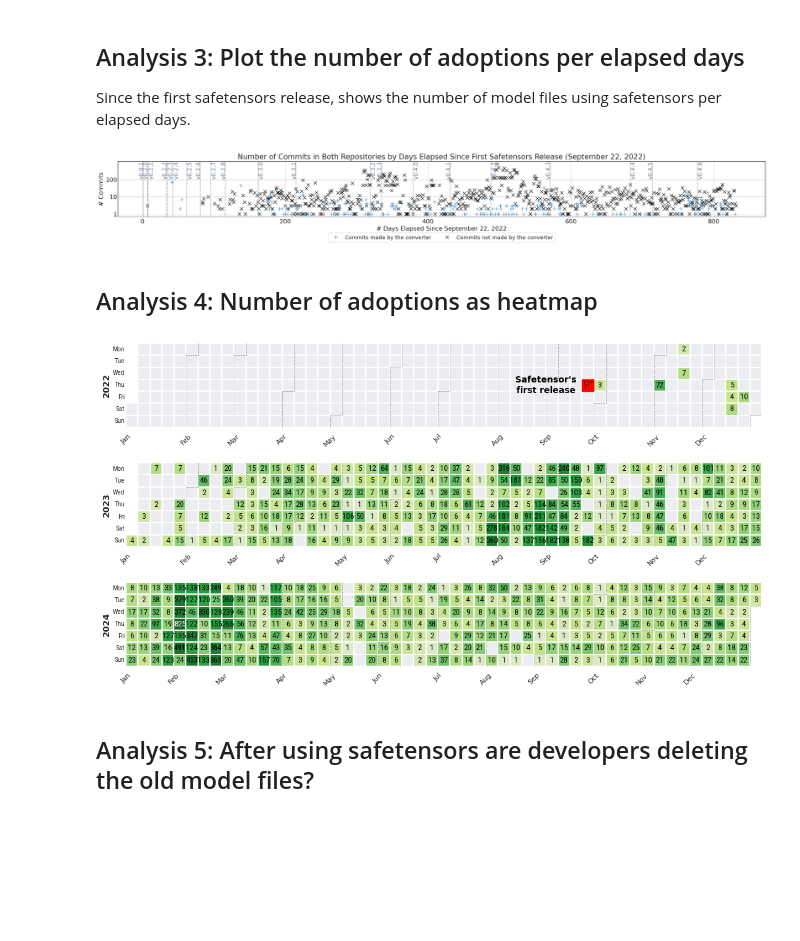
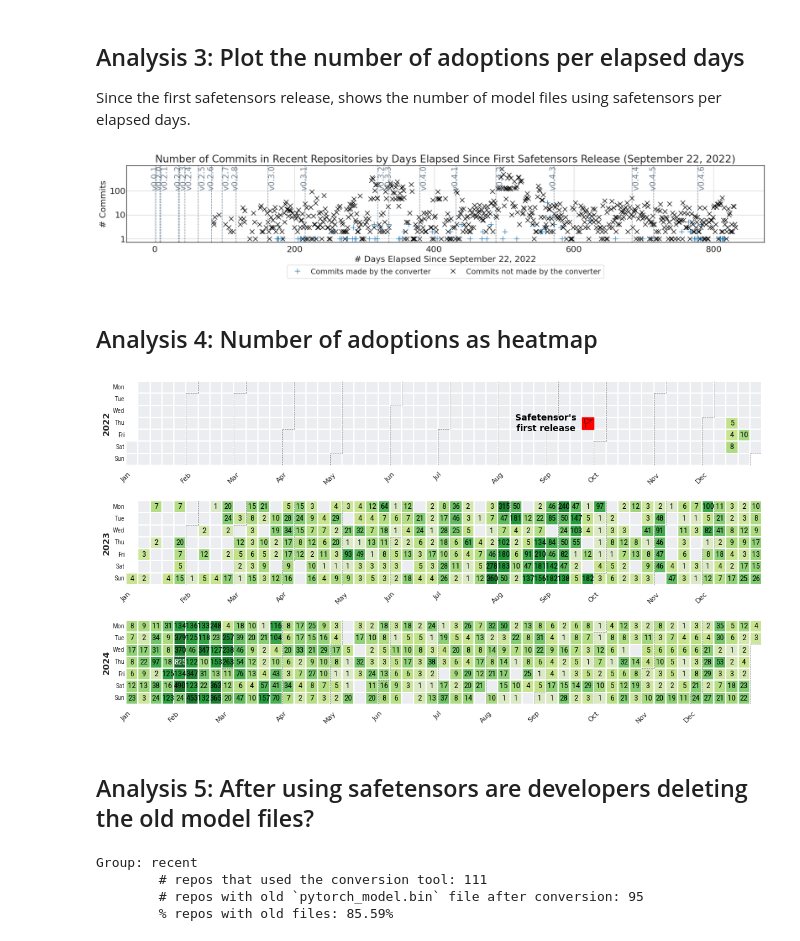
Before and after one commit to s2e-lab/model-evolution, a Jupyter notebook: scripts/notebooks/rq1_analysis.ipynb, the cells around one changed output. Cells and saved outputs as stored; diff of their text form; code cells hidden in the pictures; blank space fills up the shorter version.

```diff
--- a/scripts/notebooks/rq1_analysis.ipynb
+++ b/scripts/notebooks/rq1_analysis.ipynb
@@ -5,7 +5,7 @@ Goal is to check when safetensors was first used in each studied repository.
 # %% [markdown]
 ## Select group first
 # %%
-group_under_analysis = 'both'  # change this to 'legacy' or 'recent' to analyze the corresponding dataset
+group_under_analysis = 'recent'  # change this to 'legacy' or 'recent' to analyze the corresponding dataset
 # %% [markdown]
 ## Read the data
 # %%
@@ -164,7 +168,7 @@ plt.rcParams['ytick.major.pad'] = -2  # Decrease this value as needed
 plt.rcParams.update({'font.size': 16})
 
 # Plotting
-plt.figure(figsize=(25, 4), facecolor="white")  # Set figure background to white
+plt.figure(figsize=(18, 4), facecolor="white")  # Set figure background to white
 ax = plt.gca()  # Get the current axis
 ax.set_facecolor("white")  # Set axis background to white
 
@@ -184,34 +188,34 @@ plt.ylabel("# Commits")
 plt.title(
     f"Number of Commits in {group_under_analysis.capitalize()} Repositories by Days Elapsed Since First Safetensors Release (September 22, 2022)")
 plt.yscale('log')
 plt.yticks([1, 10, 100], ['1', '10', '100'])
 # plt.xticks(fontsize=14)
 plt.grid(True)
 plt.legend(
     ('Commits made by the converter', 'Commits not made by the converter'),
     loc='upper center', bbox_to_anchor=(0.5, -0.25), ncol=2, fontsize=14)
 plt.tight_layout()
 
 df_releases = get_safetensors_releases()
 
 #  add vertical lines for each release date with labels
 color, i, x_coordinates = 'slategray', 0, [0.75, -6]
 
 for day, label in df_releases[['date', 'tag']].values:
     i = (i + 1) % 2
     diff = (day - SAFETENSORS_RELEASE_DATE).days
     plt.axvline(x=diff, color=color, linestyle='--', linewidth=1)
     x_offset = x_coordinates[0] if label == 'v0.2.4' else x_coordinates[i]
     plt.text(diff + x_offset, plt.ylim()[1] * 0.99, label, color=color, rotation=90, verticalalignment='top',
              fontdict={'size': 15})
     if label == 'v0.0.1': i = 2
 
 # Save the plot as a PDF file
 plt.savefig(RESULTS_DIR / f'RQ1CommitsDistribution_{group_under_analysis}.pdf', format="pdf", bbox_inches="tight")
 
 plt.show()
 # %% [output]
-[figure, old version]
+[figure, new version]
 # %% [markdown]
 ## Analysis 4: Number of adoptions as heatmap
 # %%
@@ -372,7 +376,7 @@ plt.tight_layout()
 plt.savefig(RESULTS_DIR / f'RQ1Heatmap_{group_under_analysis}.pdf', bbox_inches='tight', format='pdf')
 plt.show()
 # %% [output]
-[figure, old version]
+[figure, new version]
 # %% [markdown]
 ## Analysis 5: After using safetensors are developers deleting the old model files?
 # %%
@@ -407,3 +411,8 @@ if group_under_analysis != 'both':
     stats.loc['# repos with old pytorch_model.bin files after conversion'] = len(df_repos_with_old_files)
     stats.loc['% repos with old pytorch_model.bin files after conversion'] = len(df_repos_with_old_files) / len(df_safetensors_by_tool['repo_url'].unique()) * 100
     stats.to_csv(RESULTS_DIR / f'rq1_dataset_stats_{group_under_analysis}.csv', header=False)
+# %% [output]
+Group: recent
+        # repos that used the conversion tool: 111
+        # repos with old `pytorch_model.bin` file after conversion: 95
+        % repos with old files: 85.59%
```
Also changed, not shown: parts of 5 cells of this notebook, 7 other files.
